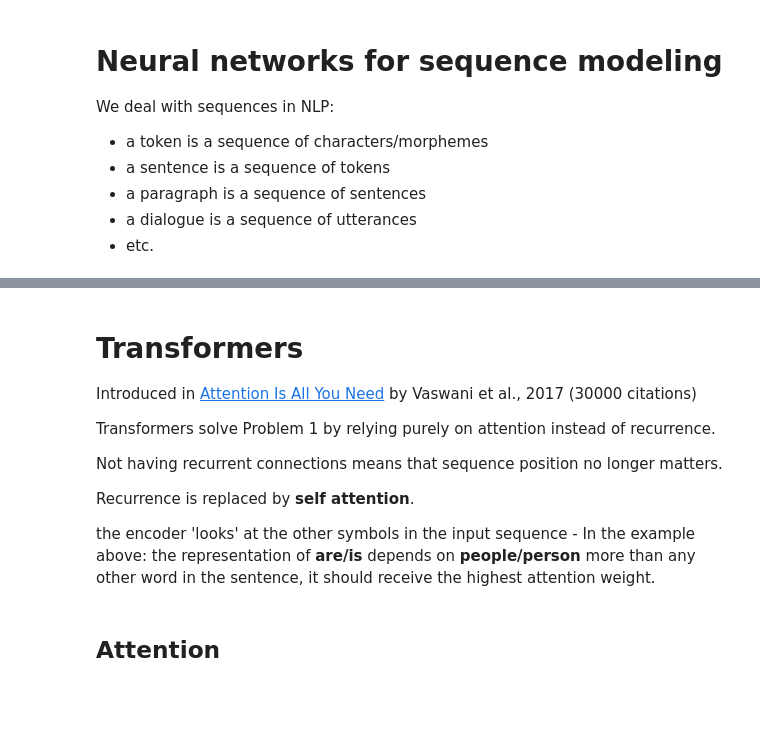
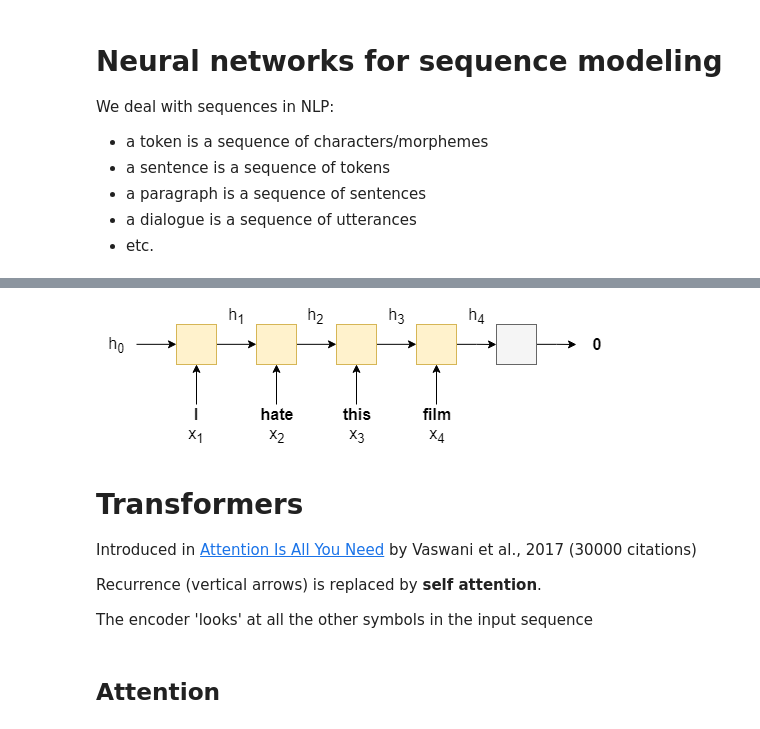
Before and after one commit to juditacs/corvinus_nlp_intro, a Jupyter notebook: Corvinus_NLP_intro.ipynb, the cells around one changed output, grey strips where cells are left out. Drawn from its saved outputs; the diff is of its cells as text; code cells hidden in the pictures; blank space fills up the shorter version.

```diff
--- a/Corvinus_NLP_intro.ipynb
+++ b/Corvinus_NLP_intro.ipynb
@@ -264,16 +301,15 @@ _(image from bentrevett)_
+# %%
+Image("https://github.com/bentrevett/pytorch-sentiment-analysis/raw/79bb86abc9e89951a5f8c4a25ca5de6a491a4f5d/assets/sentiment1.png", embed=True)
+# %% [output]
+[figure, added]
 # %% [markdown]
 # Transformers
 
 Introduced in [Attention Is All You Need](https://papers.nips.cc/paper/2017/file/3f5ee243547dee91fbd053c1c4a845aa-Paper.pdf) by Vaswani et al., 2017 (30000 citations)
 
-Transformers solve Problem 1 by relying purely on attention instead of recurrence.
+Recurrence (vertical arrows) is replaced by **self attention**.
 
-Not having recurrent connections means that sequence position no longer matters.
-
-Recurrence is replaced by **self attention**.
-
-the encoder 'looks' at the other symbols in the input sequence
-    - In the example above: the representation of **are/is** depends on **people/person** more than any other word in the sentence, it should receive the highest attention weight.
+The encoder 'looks' at all the other symbols in the input sequence
 # %% [markdown]
 ## Attention
 # %%
```
Also changed, not shown: parts of 30 cells of this notebook.
